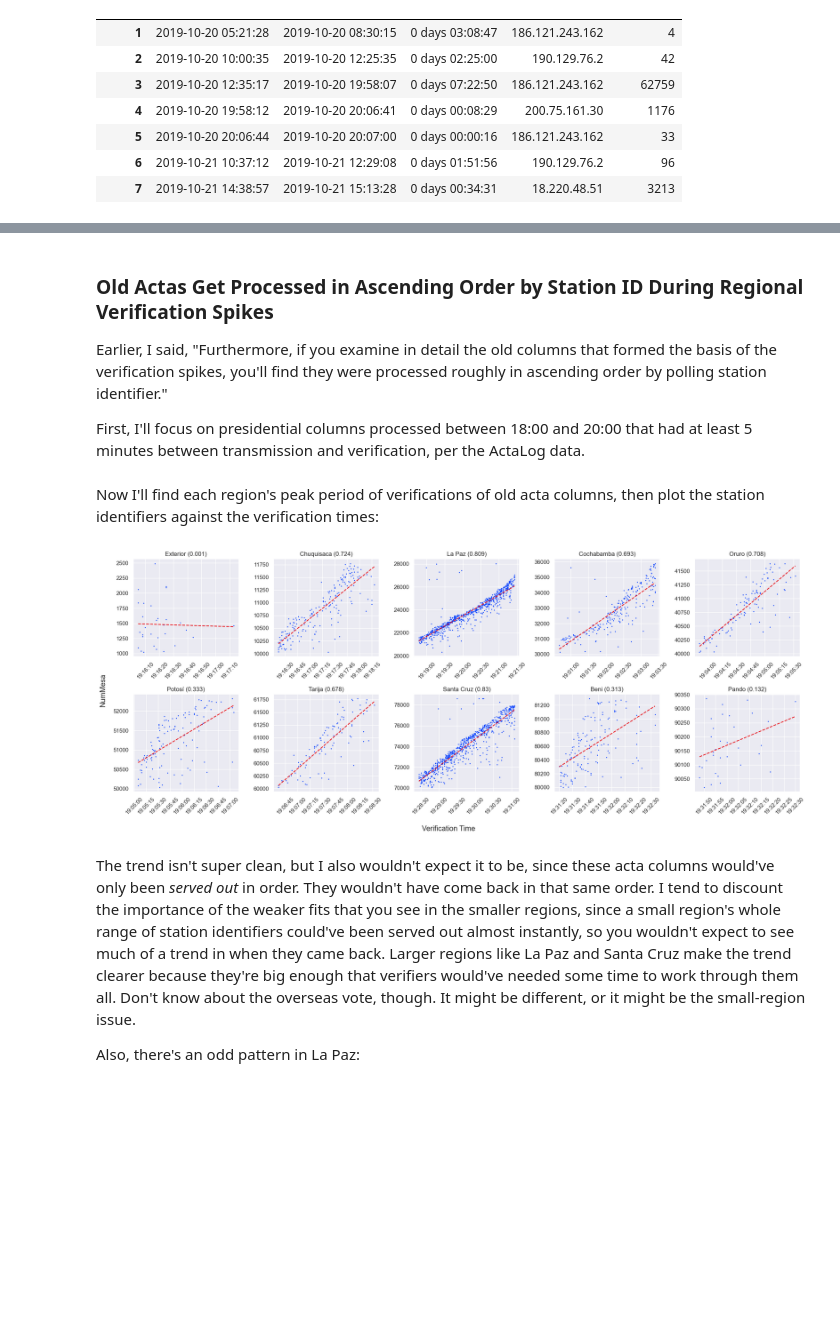
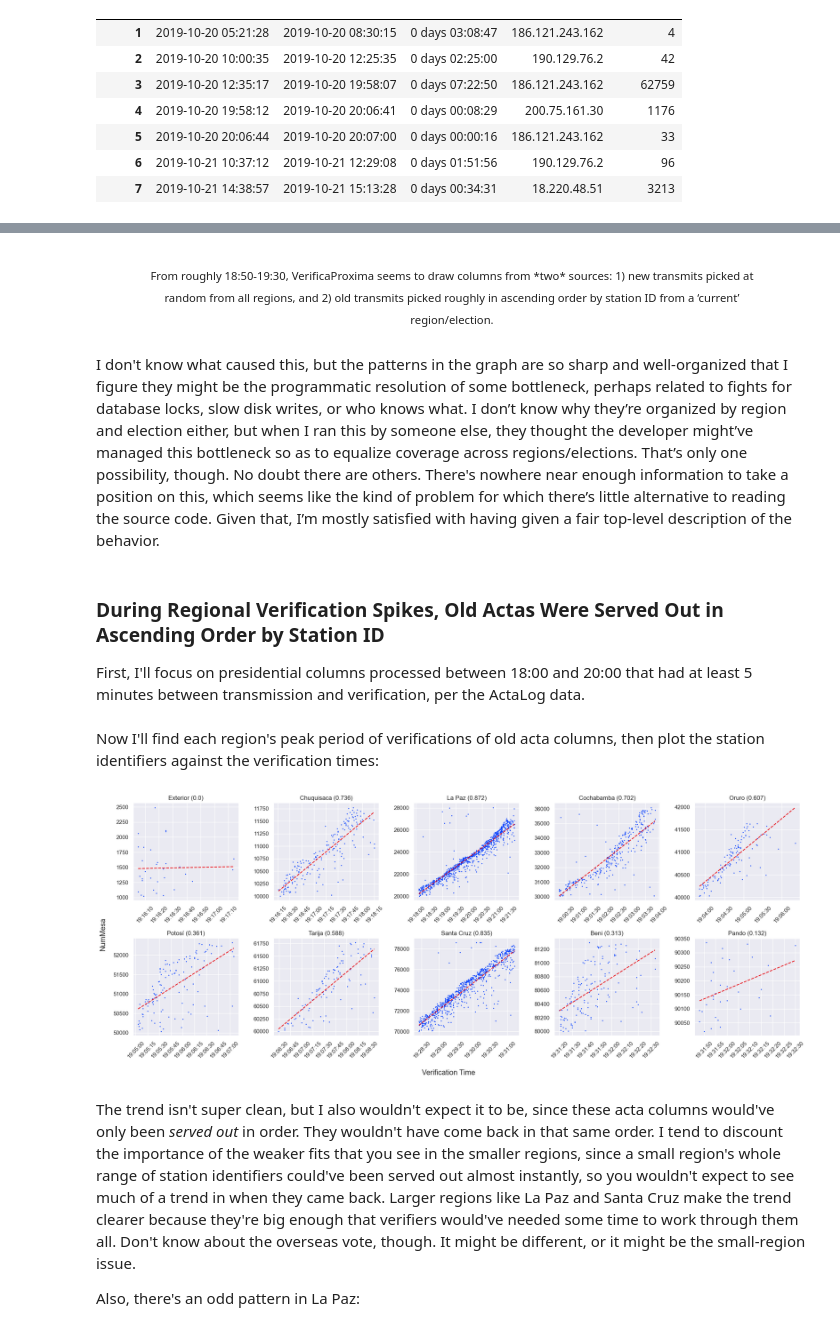
Before and after one commit to futurebum/bo1-post, a Jupyter notebook: bo1-post.ipynb, the cells around one changed output, grey strips where cells are left out. Cells and saved outputs as stored; diff of their text form; code cells hidden in the pictures; blank space fills up the shorter version.

```diff
--- a/bo1-post.ipynb
+++ b/bo1-post.ipynb
@@ -19,8 +19,8 @@ from sklearn.metrics import r2_score
 from os.path import join as path_join
 
 # load data
-trep = pd.read_parquet('data/2019-bolivia-trep-actalog.pq')
-computo = pd.read_parquet('data/2019-bolivia-computo.pq')
+trep = pd.read_parquet('data/2019-bolivia-trep-actalog.parquet')
+computo = pd.read_parquet('data/2019-bolivia-computo.parquet')
 traffic = pd.read_csv('data/traffic/traffic.csv', parse_dates=True, index_col='time')
 
 # if set to true, will save imgs of graphs and some spreadsheets to file.
@@ -729,7 +543,13 @@ DatetimeIndex(['2019-10-20 19:22:00', '2019-10-20 19:49:00',
+# %% [markdown]
+<figure>
+    <center>
+        <figcaption style="font-size: 75%">From roughly 18:50-19:30, VerificaProxima seems to draw columns from *two* sources: 1) new transmits picked at random from all regions, and 2) old transmits picked roughly in ascending order by station ID from a ‘current’ region/election.</figcaption>
+    </center>
+</figure>
+# %% [markdown]
+I don't know what caused this, but the patterns in the graph are so sharp and well-organized that I figure they might be the programmatic resolution of some bottleneck, perhaps related to fights for database locks, slow disk writes, or who knows what. I don’t know why they’re organized by region and election either, but when I ran this by someone else, they thought the developer might’ve managed this bottleneck so as to equalize coverage across regions/elections. That’s only one possibility, though. No doubt there are others. There's nowhere near enough information to take a position on this, which seems like the kind of problem for which there’s little alternative to reading the source code. Given that, I’m mostly satisfied with having given a fair top-level description of the behavior.
 # %% [markdown]
-### Old Actas Get Processed in Ascending Order by Station ID During Regional Verification Spikes ###
-
-Earlier, I said, "Furthermore, if you examine in detail the old columns that formed the basis of the verification spikes, you'll find they were processed roughly in ascending order by polling station identifier."
+### During Regional Verification Spikes, Old Actas Were Served Out in Ascending Order by Station ID ###
 
 First, I'll focus on presidential columns processed between 18:00 and 20:00 that had at least 5 minutes between transmission and verification, per the ActaLog data.
 # %%
@@ -747,36 +567,36 @@ Now I'll find each region's peak period of verifications of old acta columns, th
 fig, axes = plt.subplots(figsize=(20, 8), nrows=2, ncols=5)
 
 # rough duration of longest regional verification spike.
-interval = pd.Timedelta('3min') # if you set this to,say, 120min, the high-verif periods will be evident. (they form very distinct lines)
+interval = pd.Timedelta('5min') # if you set this to,say, 120min, the high-verif periods will be evident. (they form very distinct lines)
 
 for region, ax in zip(['Exterior'] + dep_names, axes.flat):
     old_verifs_reg = old_verifs[old_verifs.Pais != 'Bolivia' if region == 'Exterior' else old_verifs.Dep == region]
     if old_verifs_reg.empty:
         ax.set_title(region)
         ax.xaxis.set_visible(False)
         ax.yaxis.set_visible(False)
         continue
 
     # find region's peak period for the verification of old actas.
     old_verifs_peak = pd.Series(1, index=old_verifs_reg.evt_time).rolling(interval).count().idxmax()
     old_verifs_slice = old_verifs_reg[old_verifs_reg.evt_time.between(old_verifs_peak - interval, old_verifs_peak)]
     old_verifs_slice = old_verifs_slice[old_verifs_slice.evt_time.between(*old_verifs_slice.evt_time.quantile([0.05, 0.95]))] # trim a bit.
     ax.scatter(old_verifs_slice.evt_time, old_verifs_slice.NumMesa, s=1)
 
     # show linear trend.
     evt_times = old_verifs_slice.evt_time.values.astype(np.int64).reshape(-1, 1) # convert to numeric
     y_pred = LinearRegression().fit(evt_times, old_verifs_slice.NumMesa).predict(evt_times)
     ax.plot(old_verifs_slice.evt_time, y_pred, 'r--')
     ax.set_title(f"{region} ({round(r2_score(old_verifs_slice.NumMesa, y_pred), 3)})")
 
     ax.xaxis.set_major_formatter(hhmmss_format)
     for _ in ax.get_xticklabels(): _.set_rotation(45)
 
 fig.supxlabel('Verification Time')
 fig.supylabel('NumMesa\n')
 fig.tight_layout()
 # %% [output]
-[figure, old version]
+[figure, new version]
 # %% [markdown]
 The trend isn't super clean, but I also wouldn't expect it to be, since these acta columns would've only been *served out* in order. They wouldn't have come back in that same order. I tend to discount the importance of the weaker fits that you see in the smaller regions, since a small region's whole range of station identifiers could've been served out almost instantly, so you wouldn't expect to see much of a trend in when they came back. Larger regions like La Paz and Santa Cruz make the trend clearer because they're big enough that verifiers would've needed some time to work through them all. Don't know about the overseas vote, though. It might be different, or it might be the small-region issue.
 
```
Also changed, not shown: parts of 34 cells of this notebook, 25 other files.
